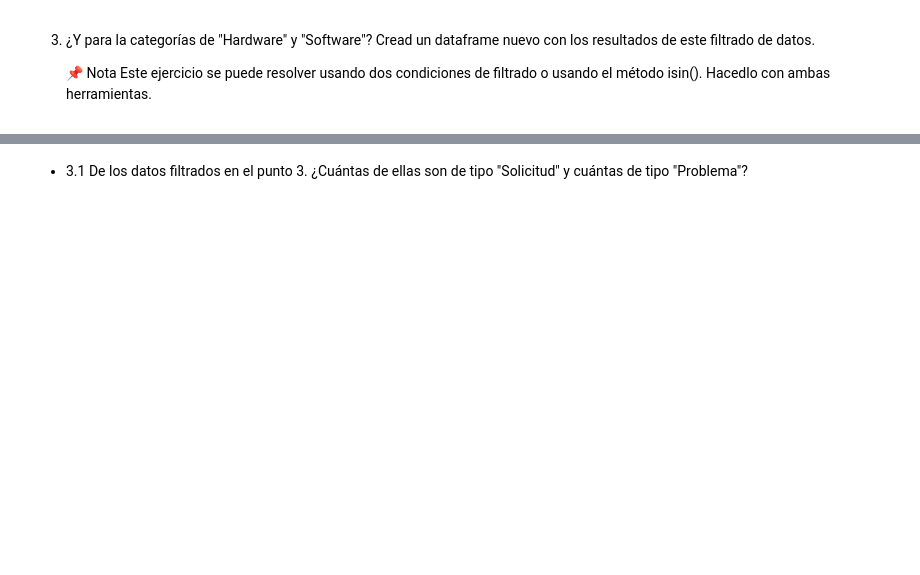
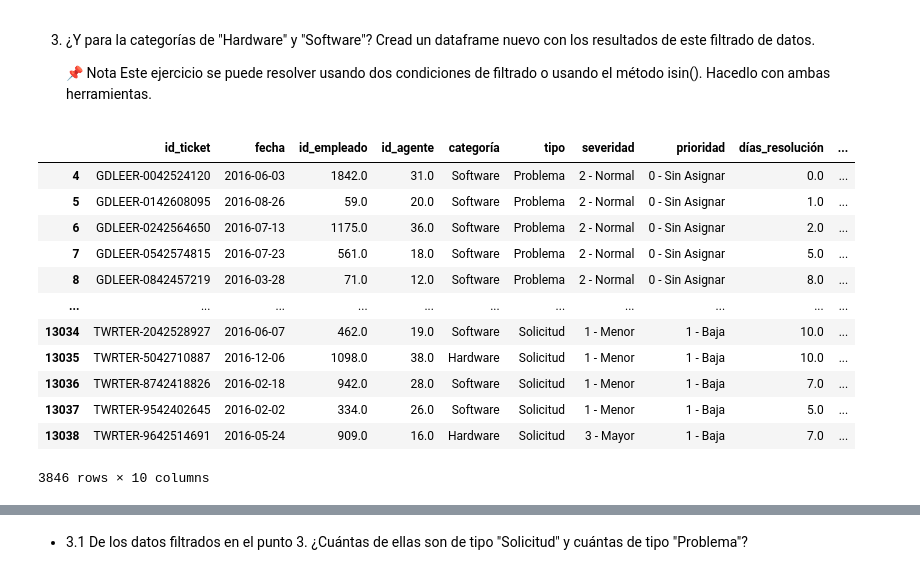
Before and after one commit to Adalab/promo-d-da-modulo2-sprint1-cristina-lidya, a Jupyter notebook: pandas/pandas-leccion4-filtrado-datos.ipynb, the cells around one changed output, grey strips where cells are left out. Drawn from its saved outputs; the diff is of its cells as text; code cells hidden in the pictures; blank space fills up the shorter version.

```diff
--- a/pandas/pandas-leccion4-filtrado-datos.ipynb
+++ b/pandas/pandas-leccion4-filtrado-datos.ipynb
@@ -22,3 +101,20 @@ df.dropna(inplace = True)
 3. ¿Y para la categorías de "Hardware" y "Software"? Cread un dataframe nuevo con los resultados de este filtrado de datos.
 
      📌 Nota Este ejercicio se puede resolver usando dos condiciones de filtrado o usando el método isin(). Hacedlo con ambas herramientas.
+# %%
+hard_soft = año_2016[(año_2016["categoría"] == "Hardware") | (año_2016["categoría"] == "Software")]
+hard_soft
+# %% [output]
+|  | id_ticket | fecha | id_empleado | id_agente | categoría | tipo | severidad | prioridad | días_resolución | ... |
+| 4 | GDLEER-0042524120 | 2016-06-03 | 1842.0 | 31.0 | Software | Problema | 2 - Normal | 0 - Sin Asignar | 0.0 | ... |
+| 5 | GDLEER-0142608095 | 2016-08-26 | 59.0 | 20.0 | Software | Problema | 2 - Normal | 0 - Sin Asignar | 1.0 | ... |
+| 6 | GDLEER-0242564650 | 2016-07-13 | 1175.0 | 36.0 | Software | Problema | 2 - Normal | 0 - Sin Asignar | 2.0 | ... |
+| 7 | GDLEER-0542574815 | 2016-07-23 | 561.0 | 18.0 | Software | Problema | 2 - Normal | 0 - Sin Asignar | 5.0 | ... |
+| 8 | GDLEER-0842457219 | 2016-03-28 | 71.0 | 12.0 | Software | Problema | 2 - Normal | 0 - Sin Asignar | 8.0 | ... |
+| ... | ... | ... | ... | ... | ... | ... | ... | ... | ... | ... |
+| 13034 | TWRTER-2042528927 | 2016-06-07 | 462.0 | 19.0 | Software | Solicitud | 1 - Menor | 1 - Baja | 10.0 | ... |
+| 13035 | TWRTER-5042710887 | 2016-12-06 | 1098.0 | 38.0 | Hardware | Solicitud | 1 - Menor | 1 - Baja | 10.0 | ... |
+| 13036 | TWRTER-8742418826 | 2016-02-18 | 942.0 | 28.0 | Software | Solicitud | 1 - Menor | 1 - Baja | 7.0 | ... |
+| 13037 | TWRTER-9542402645 | 2016-02-02 | 334.0 | 26.0 | Software | Solicitud | 1 - Menor | 1 - Baja | 5.0 | ... |
+| 13038 | TWRTER-9642514691 | 2016-05-24 | 909.0 | 16.0 | Hardware | Solicitud | 3 - Mayor | 1 - Baja | 7.0 | ... |
+3846 rows × 10 columns
```
Also changed, not shown: parts of 14 cells of this notebook, 1 other file.
